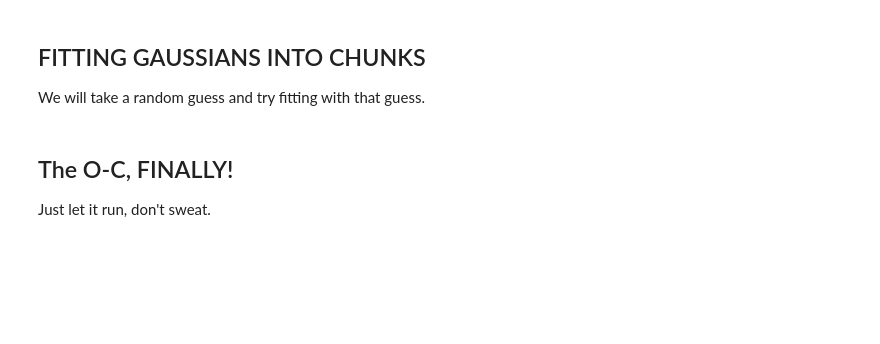
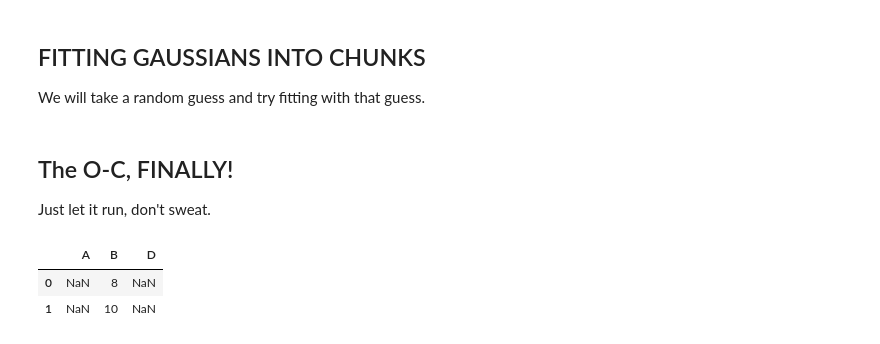
Before and after one commit to katerickels/CV-Analyzer, a Jupyter notebook: Temporary Files/O-C Maker v3.ipynb, the cells around one changed output. Saved outputs shown, nothing was run; the diff lists cells and outputs as text; code cells hidden in the pictures; blank space fills up the shorter version.

```diff
--- a/Temporary Files/O-C Maker v3.ipynb
+++ b/Temporary Files/O-C Maker v3.ipynb
@@ -618,0 +662,8 @@ ax.grid(True, linewidth = 0.2)
+# %%
+df1 = pd.DataFrame({"A": [1, 2], "B":[3, 4]})
+df2 = pd.DataFrame({"B": [5, 6], "D":[7, 8]})
+df1 + df2
+# %% [output]
+|  | A | B | D |
+| 0 | NaN | 8 | NaN |
+| 1 | NaN | 10 | NaN |
```
Also changed, not shown: parts of 6 cells of this notebook, 5 other files.
